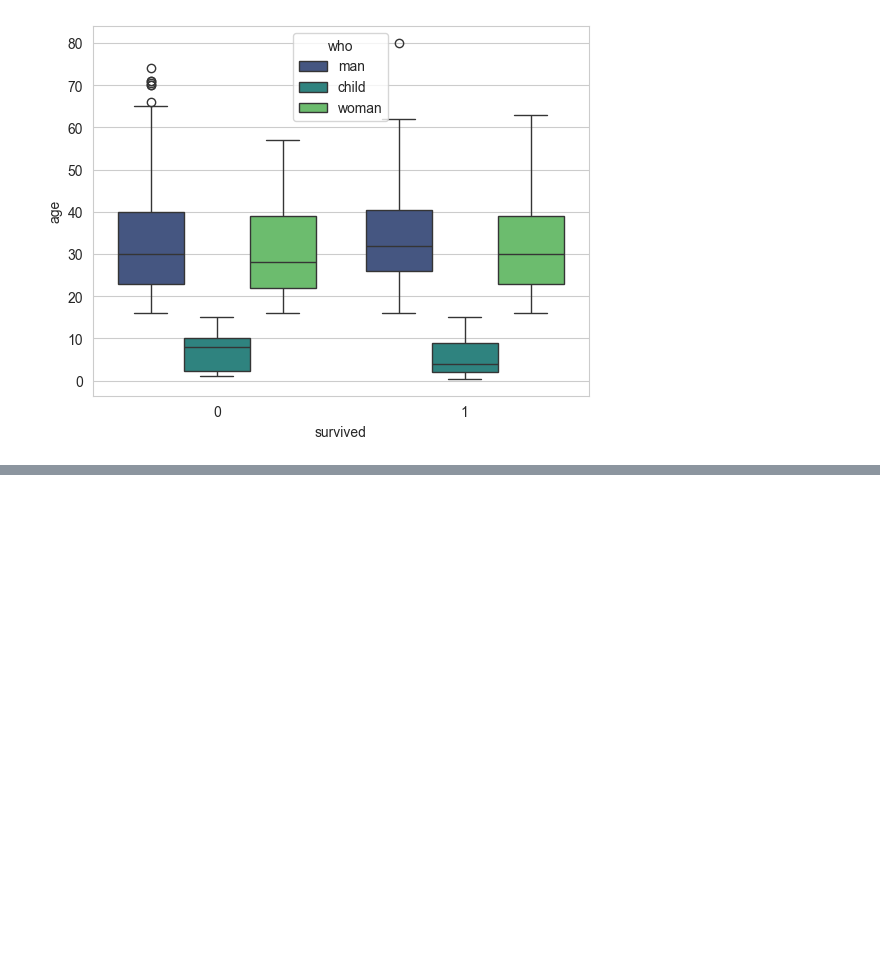
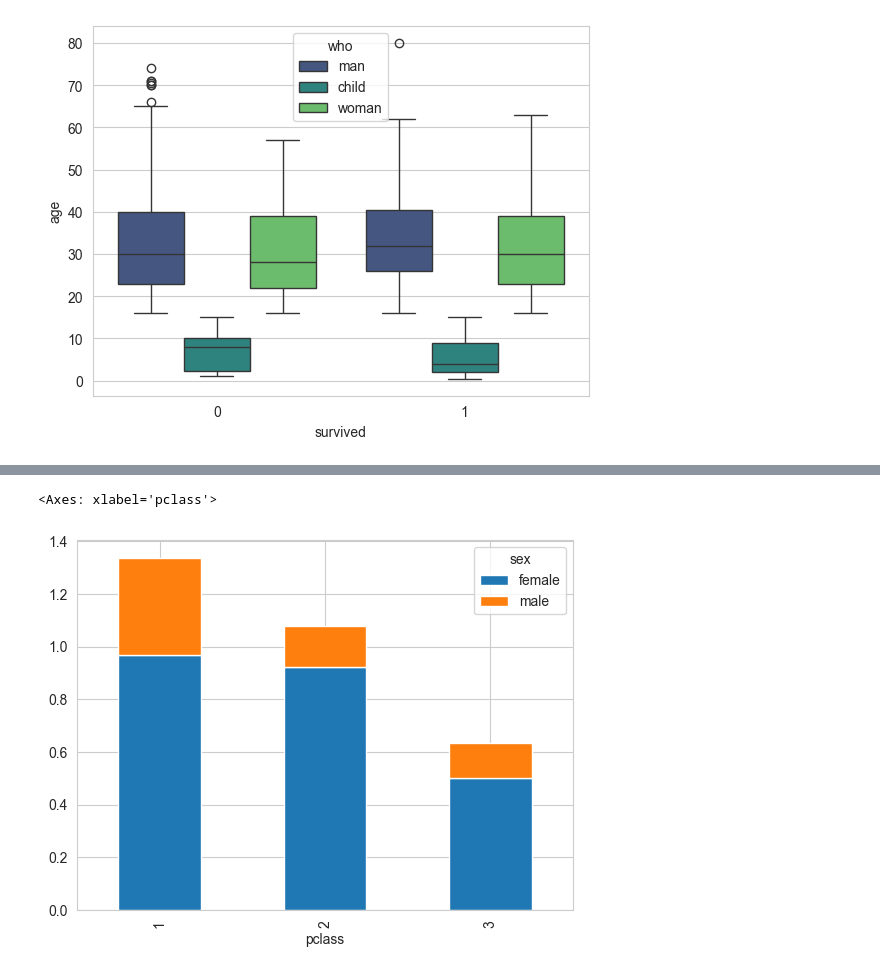
Before and after one commit to qasim697/python_ka_chilla, a Jupyter notebook: day_13/eda2.ipynb, the cells around one changed output, grey strips where cells are left out. Drawn from its saved outputs; the diff is of its cells as text; code cells hidden in the pictures; blank space fills up the shorter version.

```diff
--- a/day_13/eda2.ipynb
+++ b/day_13/eda2.ipynb
@@ -191,0 +226,5 @@ sns.boxplot(y='age',data=df, x='survived',hue='who',palette='viridis')
+# %%
+df.groupby(['pclass','sex'])['survived'].mean().unstack().plot(kind='bar',stacked=True)
+# %% [output]
+<Axes: xlabel='pclass'>
+[figure, added]
```
Also changed, not shown: parts of 20 cells of this notebook.
